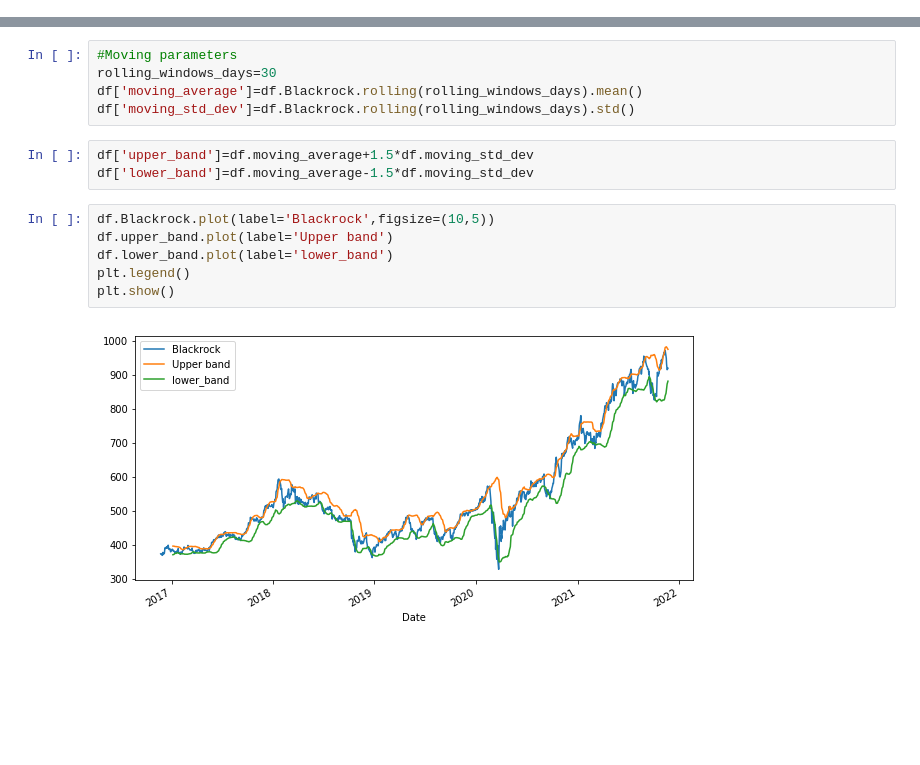
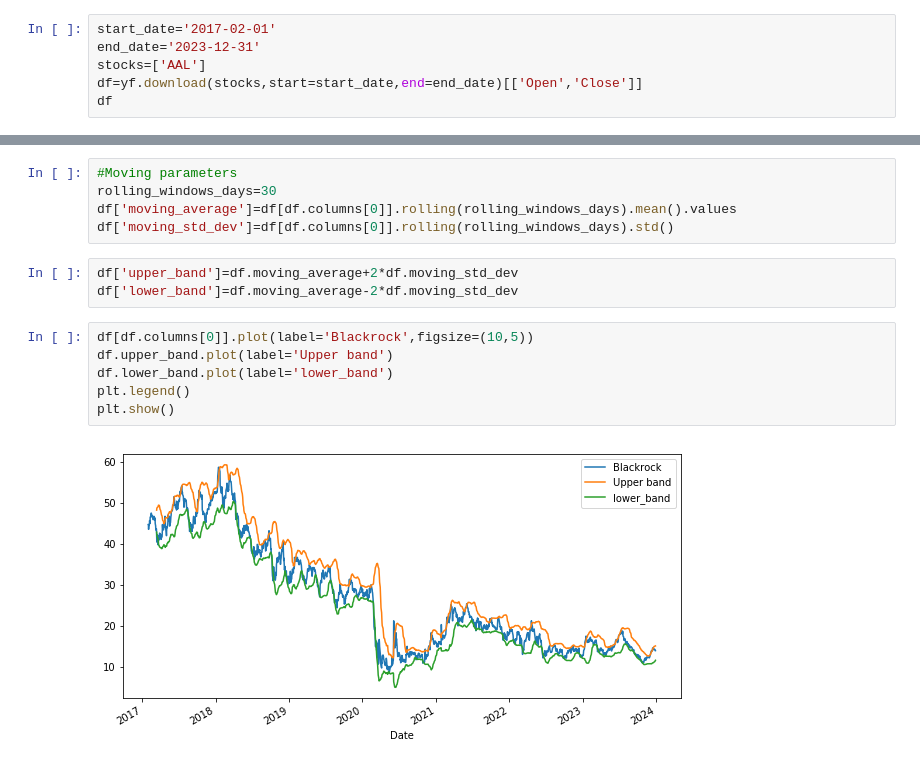
Before and after one commit to nafissaad/Tutorial1, a Jupyter notebook: Tutorial/Python for finance/QuantProgram/Trend following strategy .ipynb, the cells around one changed output, grey strips where cells are left out. Drawn from its saved outputs; the diff is of its cells as text; blank space fills up the shorter version.

```diff
--- a/Tutorial/Python for finance/QuantProgram/Trend following strategy .ipynb
+++ b/Tutorial/Python for finance/QuantProgram/Trend following strategy .ipynb
@@ -22,0 +6,6 @@ df
+# %%
+start_date='2017-02-01'
+end_date='2023-12-31'
+stocks=['AAL']
+df=yf.download(stocks,start=start_date,end=end_date)[['Open','Close']]
+df
@@ -23,16 +44,16 @@ df
 # %%
 #Moving parameters
 rolling_windows_days=30
-df['moving_average']=df.Blackrock.rolling(rolling_windows_days).mean()
-df['moving_std_dev']=df.Blackrock.rolling(rolling_windows_days).std()
+df['moving_average']=df[df.columns[0]].rolling(rolling_windows_days).mean().values
+df['moving_std_dev']=df[df.columns[0]].rolling(rolling_windows_days).std()
 # %%
-df['upper_band']=df.moving_average+1.5*df.moving_std_dev
-df['lower_band']=df.moving_average-1.5*df.moving_std_dev
+df['upper_band']=df.moving_average+2*df.moving_std_dev
+df['lower_band']=df.moving_average-2*df.moving_std_dev
 # %%
-df.Blackrock.plot(label='Blackrock',figsize=(10,5))
+df[df.columns[0]].plot(label='Blackrock',figsize=(10,5))
 df.upper_band.plot(label='Upper band')
 df.lower_band.plot(label='lower_band')
 plt.legend()
 plt.show()
 # %% [output]
-[figure, old version]
+[figure, new version]
```
Also changed, not shown: parts of 14 cells of this notebook.
